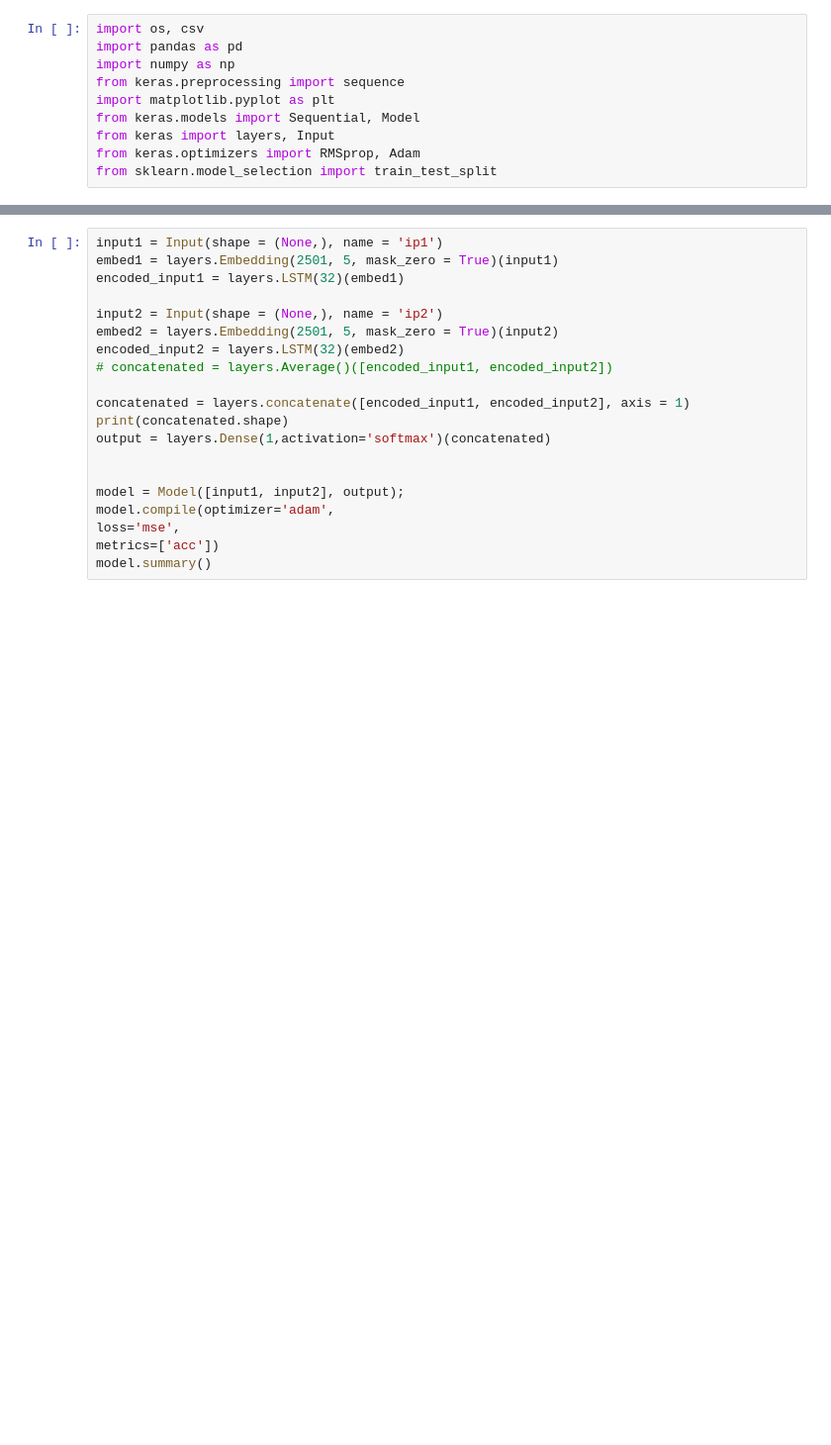
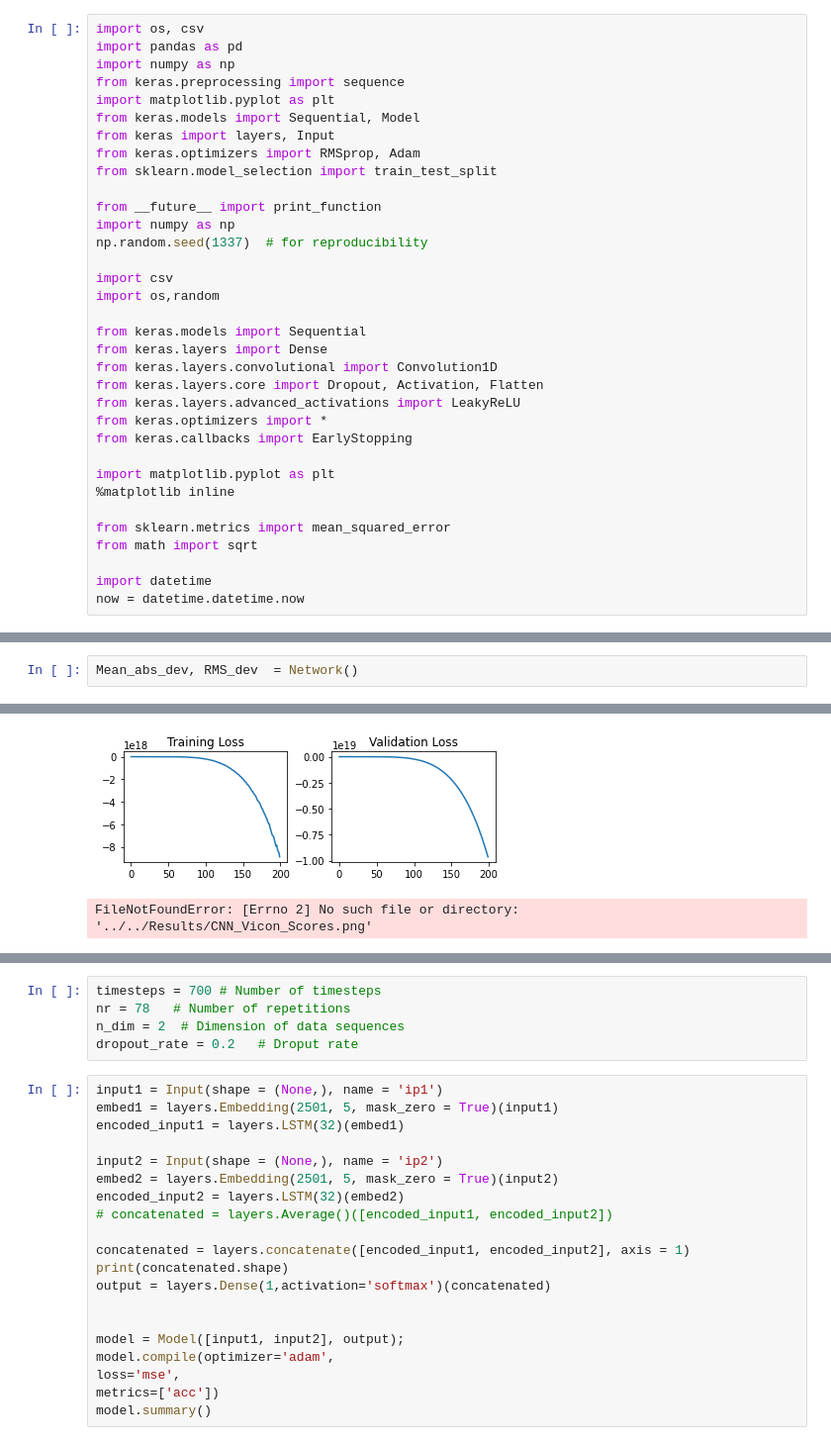
Before and after one commit to anmolcool007/Movement-Quality-Assessment, a Jupyter notebook: playground.ipynb, the cells around one changed output, grey strips where cells are left out. Shown: that part at 99% size. Drawn from its saved outputs; the diff is of its cells as text; blank space fills up the shorter version.

```diff
--- a/playground.ipynb
+++ b/playground.ipynb
@@ -8,6 +8,30 @@ from keras.models import Sequential, Model
 from keras import layers, Input
 from keras.optimizers import RMSprop, Adam
 from sklearn.model_selection import train_test_split
+
+from __future__ import print_function
+import numpy as np
+np.random.seed(1337)  # for reproducibility
+
+import csv
+import os,random
+
+from keras.models import Sequential
+from keras.layers import Dense
+from keras.layers.convolutional import Convolution1D
+from keras.layers.core import Dropout, Activation, Flatten
+from keras.layers.advanced_activations import LeakyReLU
+from keras.optimizers import *
+from keras.callbacks import EarlyStopping
+
+import matplotlib.pyplot as plt
+%matplotlib inline
+
+from sklearn.metrics import mean_squared_error
+from math import sqrt
+
+import datetime
+now = datetime.datetime.now
 # %%
 types = {'B_ID':8, 'E_ID':17, 'NE_ID':27, 'S_ID':10, 'P_ID':16}
 x_val = []
@@ -86,0 +210,3 @@ shape of PO:  (78,)
+# %%
+Mean_abs_dev, RMS_dev  = Network()
+# %% [output]
@@ -86,0 +230,2 @@ shape of PO:  (78,)
+[figure, added]
+FileNotFoundError: [Errno 2] No such file or directory: '../../Results/CNN_Vicon_Scores.png'
@@ -87,3 +233,8 @@ shape of PO:  (78,)
+# %%
+timesteps = 700 # Number of timesteps
+nr = 78   # Number of repetitions
+n_dim = 2  # Dimension of data sequences
+dropout_rate = 0.2   # Droput rate
 # %%
 input1 = Input(shape = (None,), name = 'ip1')
 embed1 = layers.Embedding(2501, 5, mask_zero = True)(input1)
```
Also changed, not shown: parts of 10 cells of this notebook.
